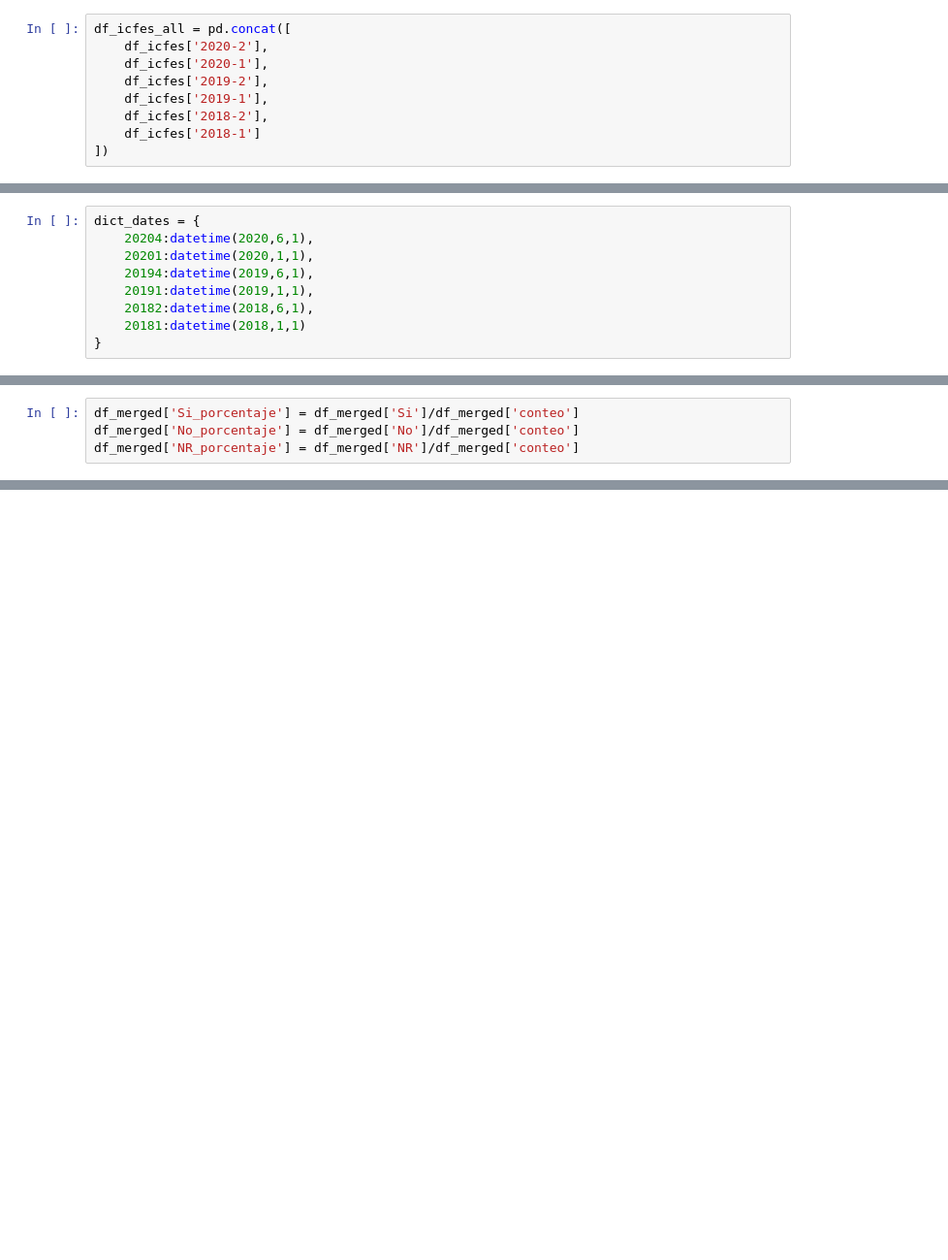
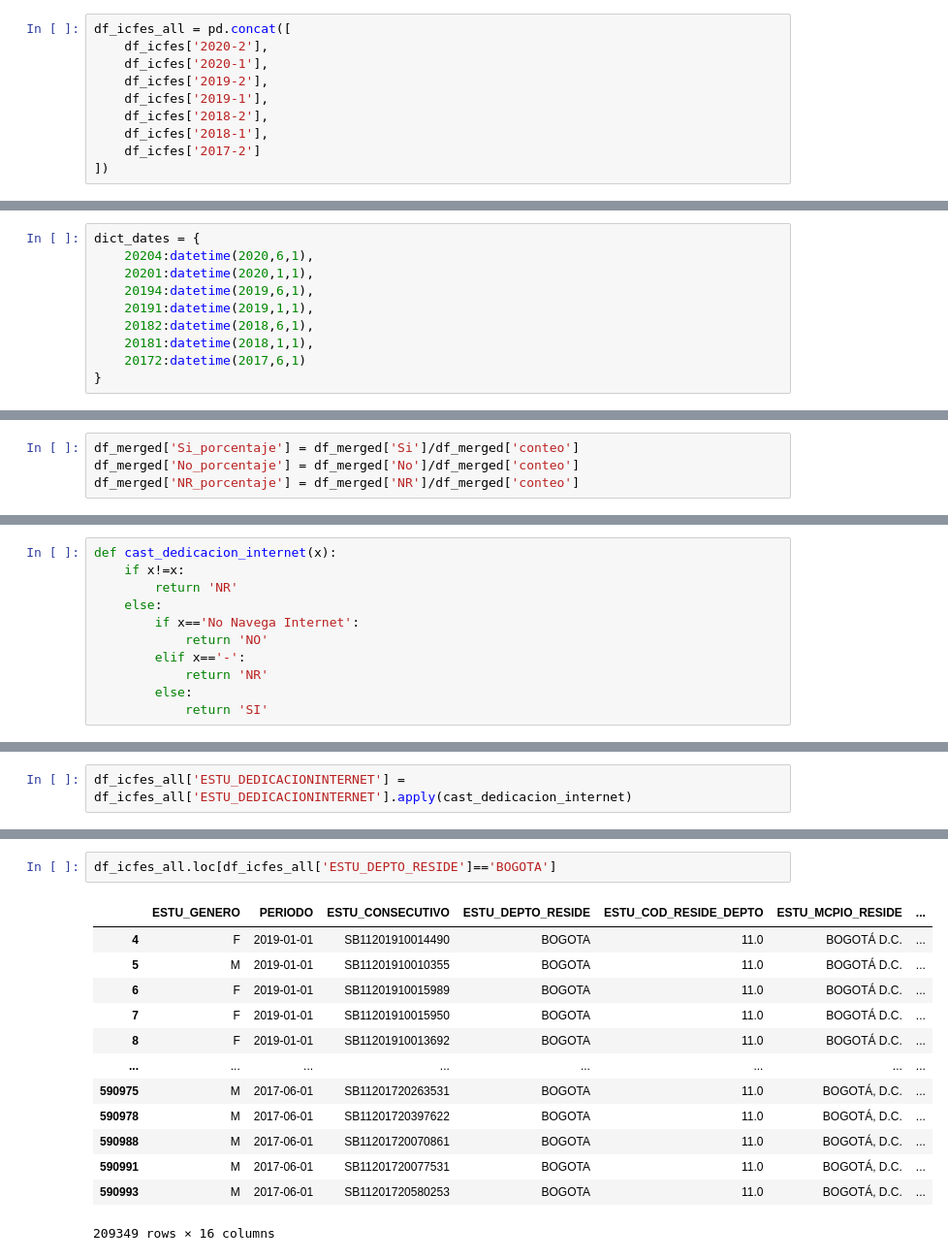
Before and after one commit to Analitica-ACDTIC/DATOS-ICFES, a Jupyter notebook: data-analysis.ipynb, the cells around one changed output, grey strips where cells are left out. Shown at 97% size. Drawn from its saved outputs; the diff is of its cells as text; blank space fills up the shorter version.

Commit message:
bogota chart

```diff
--- a/data-analysis.ipynb
+++ b/data-analysis.ipynb
@@ -124,7 +144,8 @@ df_icfes_all = pd.concat([
     df_icfes['2019-2'],
     df_icfes['2019-1'],
     df_icfes['2018-2'],
-    df_icfes['2018-1']
+    df_icfes['2018-1'],
+    df_icfes['2017-2']
 ])
 # %%
 df_icfes_all['PERIODO'].unique()
@@ -137,7 +158,8 @@ dict_dates = {
     20194:datetime(2019,6,1),
     20191:datetime(2019,1,1),
     20182:datetime(2018,6,1),
-    20181:datetime(2018,1,1)
+    20181:datetime(2018,1,1),
+    20172:datetime(2017,6,1)
 }
 # %%
 len(df_icfes_all)
@@ -220,0 +220,11 @@ df_merged
+# %%
+def cast_dedicacion_internet(x):
+    if x!=x:
+        return 'NR'
+    else:
+        if x=='No Navega Internet':
+            return 'NO'
+        elif x=='-':
+            return 'NR'
+        else:
+            return 'SI'
@@ -220,0 +238,2 @@ df_merged
+# %%
+df_icfes_all['ESTU_DEDICACIONINTERNET'] = df_icfes_all['ESTU_DEDICACIONINTERNET'].apply(cast_dedicacion_internet)
@@ -220,0 +250,16 @@ df_merged
+# %%
+df_icfes_all.loc[df_icfes_all['ESTU_DEPTO_RESIDE']=='BOGOTA']
+# %% [output]
+|  | ESTU_GENERO | PERIODO | ESTU_CONSECUTIVO | ESTU_DEPTO_RESIDE | ESTU_COD_RESIDE_DEPTO | ESTU_MCPIO_RESIDE | ... |
+| 4 | F | 2019-01-01 | SB11201910014490 | BOGOTA | 11.0 | BOGOTÁ D.C. | ... |
+| 5 | M | 2019-01-01 | SB11201910010355 | BOGOTA | 11.0 | BOGOTÁ D.C. | ... |
+| 6 | F | 2019-01-01 | SB11201910015989 | BOGOTA | 11.0 | BOGOTÁ D.C. | ... |
+| 7 | F | 2019-01-01 | SB11201910015950 | BOGOTA | 11.0 | BOGOTÁ D.C. | ... |
+| 8 | F | 2019-01-01 | SB11201910013692 | BOGOTA | 11.0 | BOGOTÁ D.C. | ... |
+| ... | ... | ... | ... | ... | ... | ... | ... |
+| 590975 | M | 2017-06-01 | SB11201720263531 | BOGOTA | 11.0 | BOGOTÁ, D.C. | ... |
+| 590978 | M | 2017-06-01 | SB11201720397622 | BOGOTA | 11.0 | BOGOTÁ, D.C. | ... |
+| 590988 | M | 2017-06-01 | SB11201720070861 | BOGOTA | 11.0 | BOGOTÁ, D.C. | ... |
+| 590991 | M | 2017-06-01 | SB11201720077531 | BOGOTA | 11.0 | BOGOTÁ, D.C. | ... |
+| 590993 | M | 2017-06-01 | SB11201720580253 | BOGOTA | 11.0 | BOGOTÁ, D.C. | ... |
+209349 rows × 16 columns
```
Also changed, not shown: parts of 24 cells of this notebook, 1 other file.
